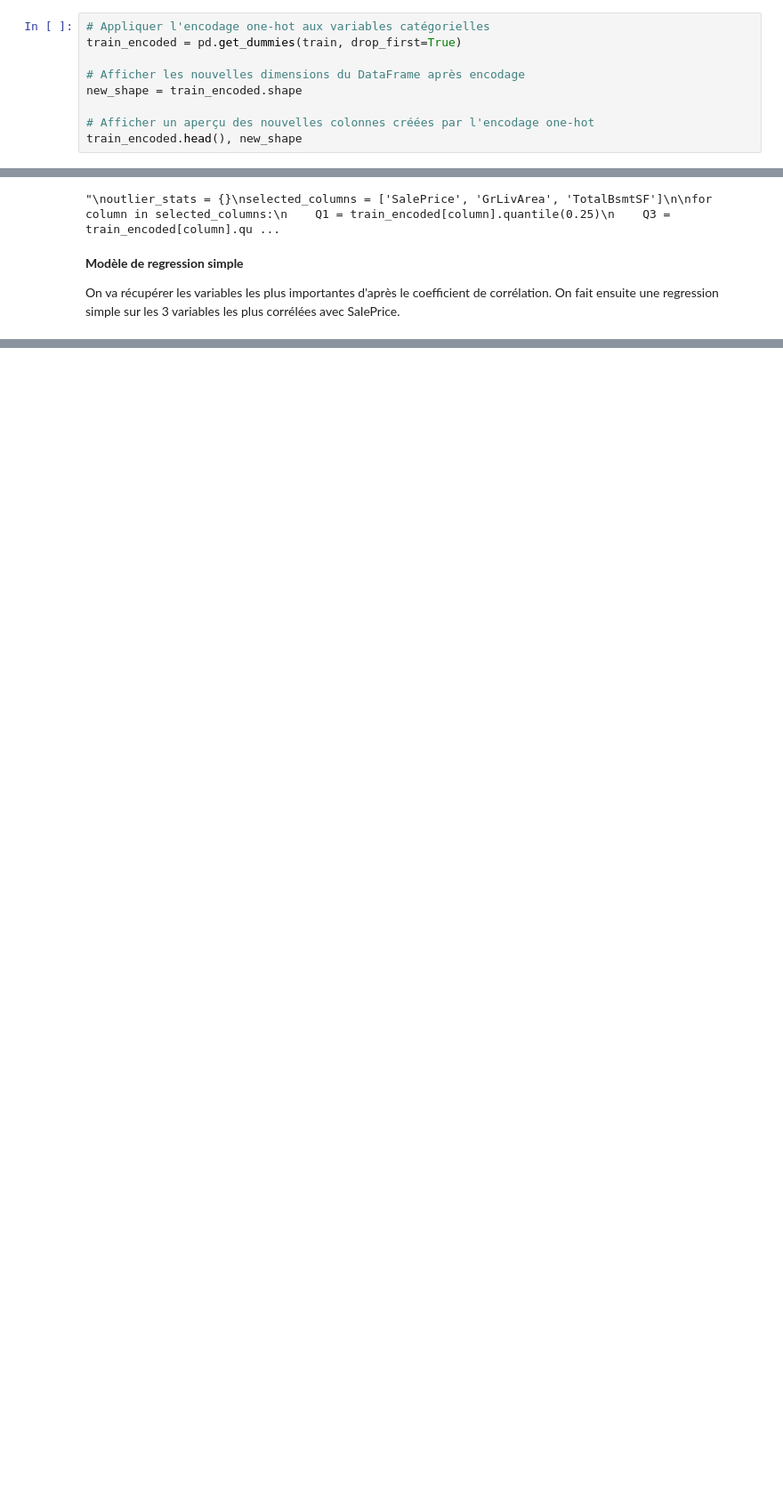
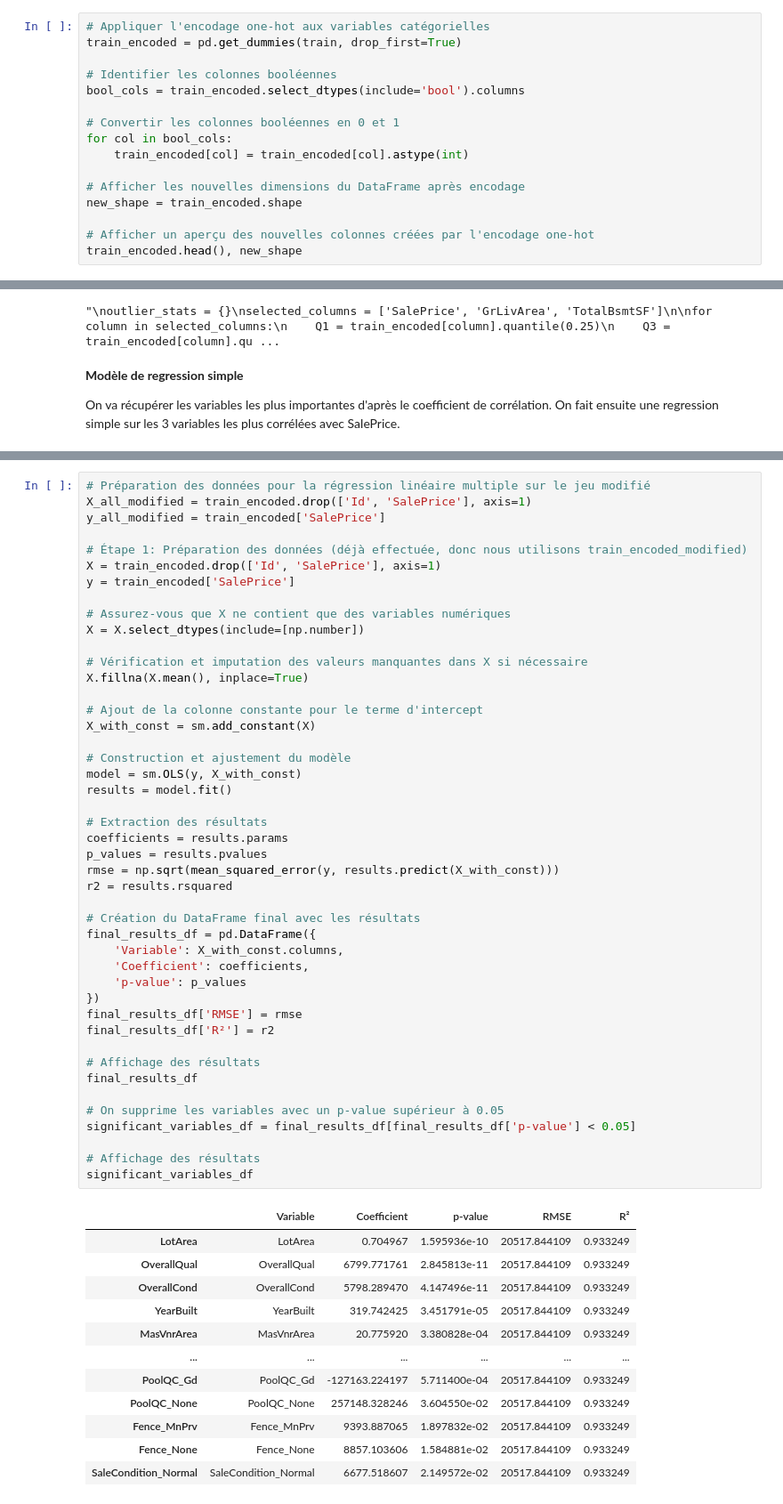
Before and after one commit to Thomas-Fernandes/House-Prices, a Jupyter notebook: Script.ipynb, the cells around one changed output, grey strips where cells are left out. Shown: that part at 89% size. Cells and saved outputs as stored; diff of their text form; blank space fills up the shorter version.

```diff
--- a/Script.ipynb
+++ b/Script.ipynb
@@ -80,6 +89,13 @@ train.isnull().sum().sum()
 # %%
 # Appliquer l'encodage one-hot aux variables catégorielles
 train_encoded = pd.get_dummies(train, drop_first=True)
+
+# Identifier les colonnes booléennes
+bool_cols = train_encoded.select_dtypes(include='bool').columns
+
+# Convertir les colonnes booléennes en 0 et 1
+for col in bool_cols:
+    train_encoded[col] = train_encoded[col].astype(int)
 
 # Afficher les nouvelles dimensions du DataFrame après encodage
 new_shape = train_encoded.shape
@@ -219,0 +312,58 @@ Le R² est plutôt faible pour nos 3 variables, indiquant qu'une grande partie d
+# %%
+# Préparation des données pour la régression linéaire multiple sur le jeu modifié
+X_all_modified = train_encoded.drop(['Id', 'SalePrice'], axis=1)
+y_all_modified = train_encoded['SalePrice']
+
+# Étape 1: Préparation des données (déjà effectuée, donc nous utilisons train_encoded_modified)
+X = train_encoded.drop(['Id', 'SalePrice'], axis=1)
+y = train_encoded['SalePrice']
+
+# Assurez-vous que X ne contient que des variables numériques
+X = X.select_dtypes(include=[np.number])
+
+# Vérification et imputation des valeurs manquantes dans X si nécessaire
+X.fillna(X.mean(), inplace=True)
+
+# Ajout de la colonne constante pour le terme d'intercept
+X_with_const = sm.add_constant(X)
+
+# Construction et ajustement du modèle
+model = sm.OLS(y, X_with_const)
+results = model.fit()
+
+# Extraction des résultats
+coefficients = results.params
+p_values = results.pvalues
+rmse = np.sqrt(mean_squared_error(y, results.predict(X_with_const)))
+r2 = results.rsquared
+
+# Création du DataFrame final avec les résultats
+final_results_df = pd.DataFrame({
+    'Variable': X_with_const.columns,
+    'Coefficient': coefficients,
+    'p-value': p_values
+})
+final_results_df['RMSE'] = rmse
+final_results_df['R²'] = r2
+
+# Affichage des résultats
+final_results_df
+
+# On supprime les variables avec un p-value supérieur à 0.05
+significant_variables_df = final_results_df[final_results_df['p-value'] < 0.05]
+
+# Affichage des résultats
+significant_variables_df
+# %% [output]
+|  | Variable | Coefficient | p-value | RMSE | R² |
+| LotArea | LotArea | 0.704967 | 1.595936e-10 | 20517.844109 | 0.933249 |
+| OverallQual | OverallQual | 6799.771761 | 2.845813e-11 | 20517.844109 | 0.933249 |
+| OverallCond | OverallCond | 5798.289470 | 4.147496e-11 | 20517.844109 | 0.933249 |
+| YearBuilt | YearBuilt | 319.742425 | 3.451791e-05 | 20517.844109 | 0.933249 |
+| MasVnrArea | MasVnrArea | 20.775920 | 3.380828e-04 | 20517.844109 | 0.933249 |
+| ... | ... | ... | ... | ... | ... |
+| PoolQC_Gd | PoolQC_Gd | -127163.224197 | 5.711400e-04 | 20517.844109 | 0.933249 |
+| PoolQC_None | PoolQC_None | 257148.328246 | 3.604550e-02 | 20517.844109 | 0.933249 |
+| Fence_MnPrv | Fence_MnPrv | 9393.887065 | 1.897832e-02 | 20517.844109 | 0.933249 |
+| Fence_None | Fence_None | 8857.103606 | 1.584881e-02 | 20517.844109 | 0.933249 |
+| SaleCondition_Normal | SaleCondition_Normal | 6677.518607 | 2.149572e-02 | 20517.844109 | 0.933249 |
```
Also changed, not shown: parts of 12 cells of this notebook.
